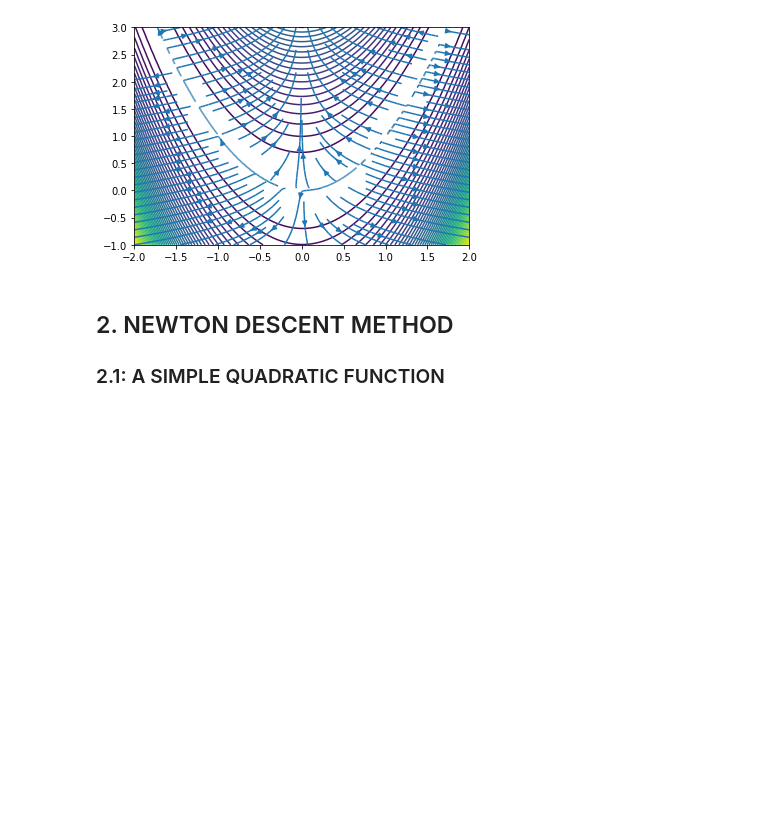
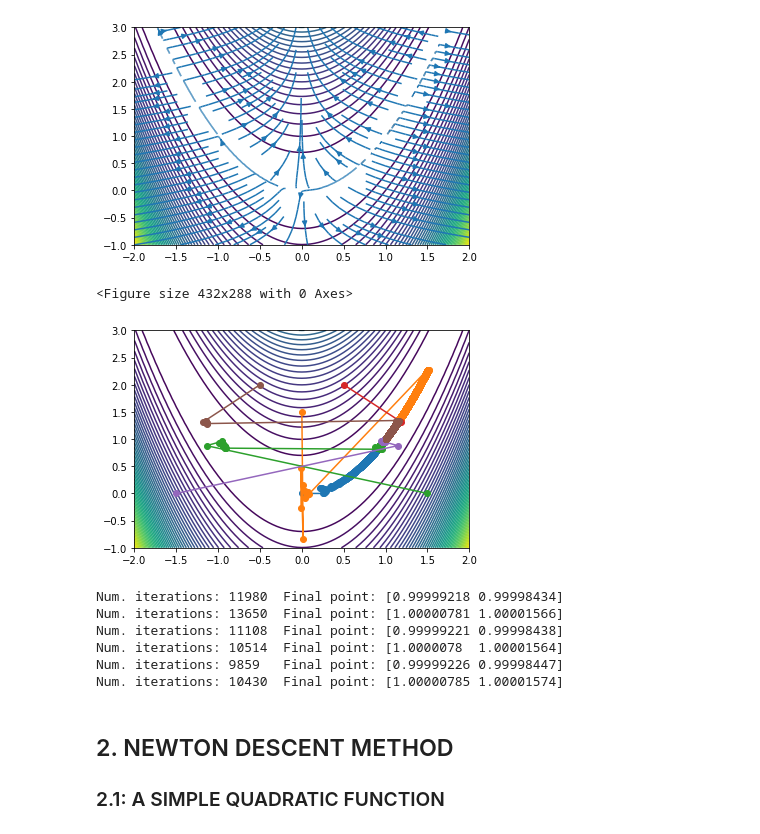
Before and after one commit to Vol0kin/OPT, a Jupyter notebook: Labs/Lab2/Lab_2.ipynb, the cells around one changed output. Saved outputs shown, nothing was run; the diff lists cells and outputs as text; code cells hidden in the pictures; blank space fills up the shorter version.

```diff
--- a/Labs/Lab2/Lab_2.ipynb
+++ b/Labs/Lab2/Lab_2.ipynb
@@ -273,7 +273,7 @@ sol9, path_9, n9 = adapting_gradient_descent(x_0, f, gradf)
 
 paths = [path_1, path_2, path_3, path_4, path_5, path_6, path_7, path_8, path_9]
 points = [sol1, sol2, sol3, sol4, sol5, sol6, sol7, sol8, sol9]
-n_iter = [n1, n2, n3, n4, n5, n6, n7, n8, n9]
+n_iters = [n1, n2, n3, n4, n5, n6, n7, n8, n9]
 # %%
 plot_paths(f, paths, xr=(-2,2.05), yr=(-1,1.05))
 # %% [output]
@@ -294,9 +294,9 @@ Num. iterations: 10     Final point: [ 0.08984193 -0.71265615]
 # %% [markdown]
 ### 1.3: THE ROSENBROCK FUNCTION
 # %%
-def f(x):
+def f_rosenbrock(x):
     return (1-x[0])**2+100*(x[1]-x[0]**2)**2
 # %%
-def gradf(x):
+def gradf_rosenbrock(x):
     return np.array([-2*(1-x[0])-400*(x[1]-x[0]**2)*x[0],200*(x[1]-x[0]**2)])
 # %%
@@ -304,6 +304,33 @@ plot_contour_gradients(f,gradf,(-2,2.05),(-1, 3.05))
 # %% [output]
 <Figure size 432x288 with 0 Axes>
 [figure]
+# %%
+points = []
+paths = []
+n_iters = []
+
+rosenbrock_initial_points = np.array([[0.0, 0.0], [0.0, 1.5], [1.5, 0], [0.5, 2.0], [-1.5, 0], [-0.5, 2.0]])
+
+for x_0 in rosenbrock_initial_points:
+    final_p, path, n_iter = adapting_gradient_descent(x_0, f_rosenbrock, gradf_rosenbrock)
+
+    points.append(final_p)
+    paths.append(path)
+    n_iters.append(n_iter)
+# %%
+plot_paths(f_rosenbrock, paths, xr=(-2,2.05), yr=(-1, 3.05))
+# %% [output]
+<Figure size 432x288 with 0 Axes>
+[figure, added]
+# %%
+print_final_points(points, n_iters)
+# %% [output]
+Num. iterations: 11980  Final point: [0.99999218 0.99998434]
+Num. iterations: 13650  Final point: [1.00000781 1.00001566]
+Num. iterations: 11108  Final point: [0.99999221 0.99998438]
+Num. iterations: 10514  Final point: [1.0000078  1.00001564]
+Num. iterations: 9859   Final point: [0.99999226 0.99998447]
+Num. iterations: 10430  Final point: [1.00000785 1.00001574]
 # %% [markdown]
 ## 2. NEWTON DESCENT METHOD
 
```
Also changed, not shown: parts of 35 cells of this notebook.
